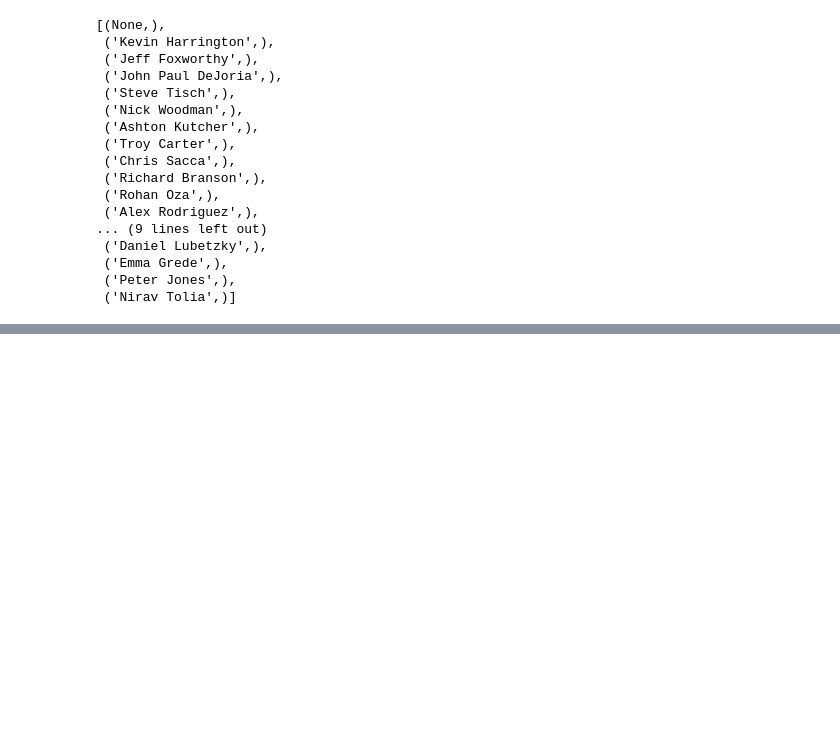
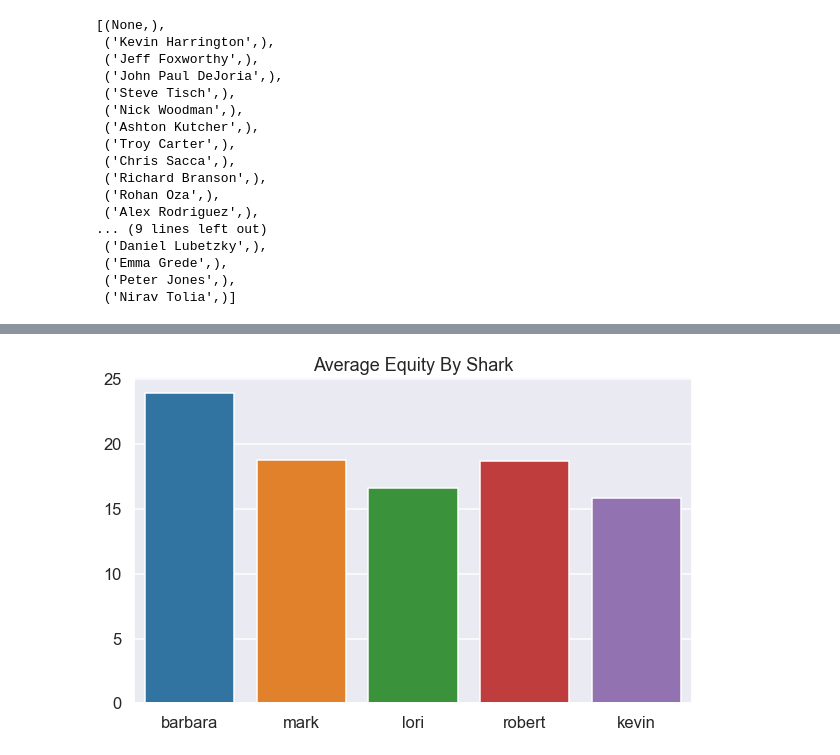
Before and after one commit to CGrannan/shark_tank, a Jupyter notebook: shark_tank.ipynb, the cells around one changed output, grey strips where cells are left out. Saved outputs shown, nothing was run; the diff lists cells and outputs as text; code cells hidden in the pictures; blank space fills up the shorter version.

```diff
--- a/shark_tank.ipynb
+++ b/shark_tank.ipynb
@@ -2,6 +2,8 @@
 import pandas as pd
 import matplotlib.pyplot as plt
 import seaborn as sns
+sns.set_context('talk')
+sns.set_style('darkgrid')
 import sqlite3
 # %%
 df = pd.read_csv('shark_tank_data.csv')
@@ -145,0 +168,11 @@ cursor.fetchall()
+# %%
+sharks = ['barbara', 'mark', 'lori', 'robert', 'kevin']
+means = []
+for shark in sharks:
+    means.append(df['{}_investment_equity'.format(shark)].mean())
+fig = plt.figure(figsize=(10,6))
+sns.barplot(x=sharks, y=means)
+plt.title('Average Equity By Shark')
+plt.show()
+# %% [output]
+[figure, added]
```
Also changed, not shown: parts of 6 cells of this notebook, 2 other files.
